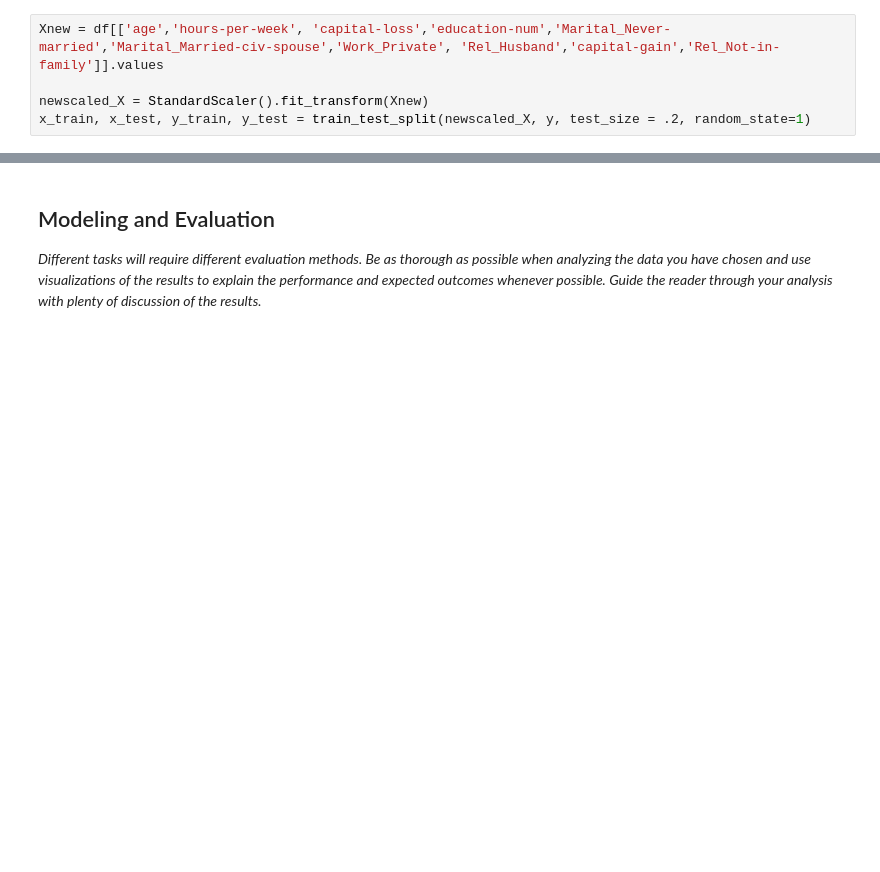
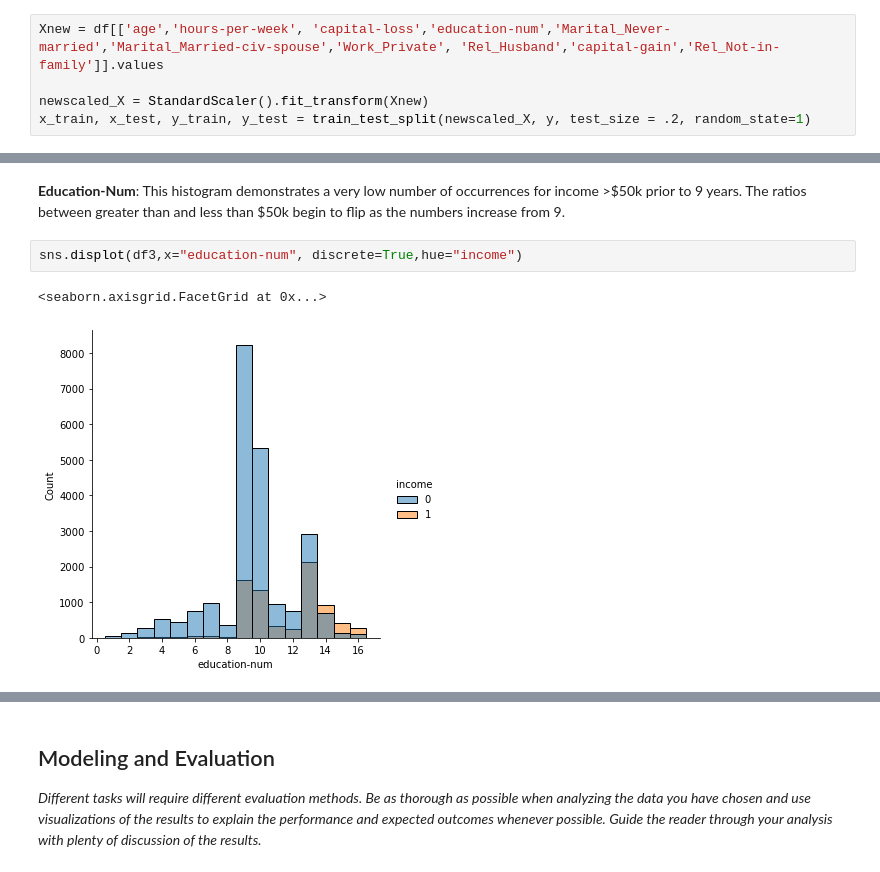
Before and after one commit to ShelbyP27/DS7331-Project, a Jupyter notebook: DS7331 - Project 3.ipynb, the cells around one changed output, grey strips where cells are left out. Saved outputs shown, nothing was run; the diff lists cells and outputs as text; blank space fills up the shorter version.

```diff
--- a/DS7331 - Project 3.ipynb
+++ b/DS7331 - Project 3.ipynb
@@ -171,0 +249,7 @@ x_train, x_test, y_train, y_test = train_test_split(newscaled_X, y, test_size =
+# %% [markdown]
+**Education-Num**:  This histogram demonstrates a very low number of occurrences for income >\$50k prior to 9 years.  The ratios between greater than and less than \$50k begin to flip as the numbers increase from 9.
+# %%
+sns.displot(df3,x="education-num", discrete=True,hue="income")
+# %% [output]
+<seaborn.axisgrid.FacetGrid at 0x...>
+[figure, added]
```
Also changed, not shown: parts of 14 cells of this notebook.
